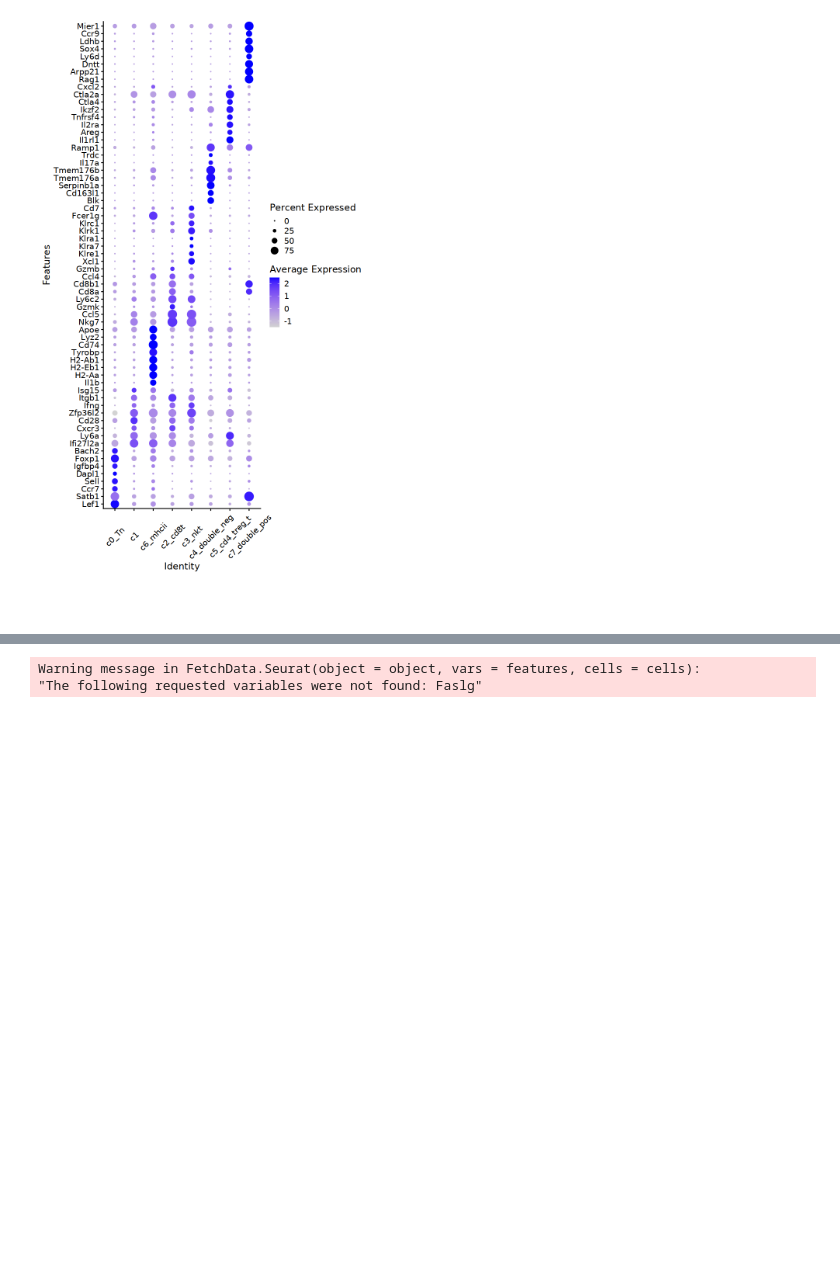
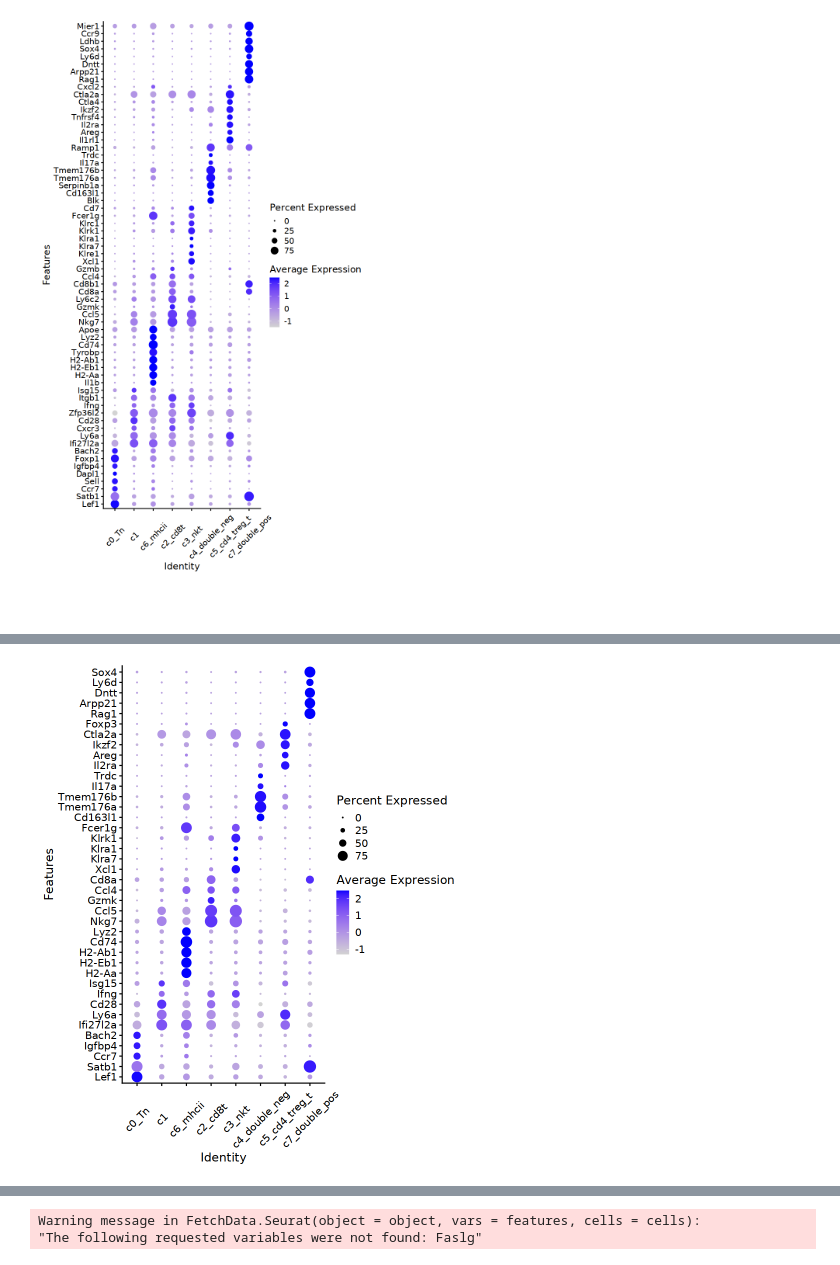
Before and after one commit to Bon-jour/code, a Jupyter notebook: svg2/deal3-2.ipynb, the cells around one changed output, grey strips where cells are left out. Saved outputs shown, nothing was run; the diff lists cells and outputs as text; code cells hidden in the pictures; blank space fills up the shorter version.

```diff
--- a/svg2/deal3-2.ipynb
+++ b/svg2/deal3-2.ipynb
@@ -243,0 +317,4 @@ DimPlot(immune.combined,label = T)
+# %%
+sce.markers <- FindAllMarkers(object = immune.combined, only.pos = TRUE,
+                              min.pct = 0.25,
+                              thresh.use = 0.25)
@@ -243,0 +337,4 @@ DimPlot(immune.combined,label = T)
+# %%
+top5 <- sce.markers %>% group_by(cluster) %>% top_n(5, avg_log2FC)
+# %%
+n1 = replace(unique(top5$gene),c(20,31,35),c('Cd8a','Il2ra','Foxp3'))
@@ -243,0 +343,6 @@ DimPlot(immune.combined,label = T)
+# %%
+DotPlot(immune.combined, features =n1,
+ assay='RNA' ) + coord_flip()+ theme(axis.text.x = element_text(angle = 45,
+ vjust = 0.5, hjust=0.5))
+# %% [output]
+[figure, added]
```
Also changed, not shown: parts of 29 cells of this notebook, 28 other files.
